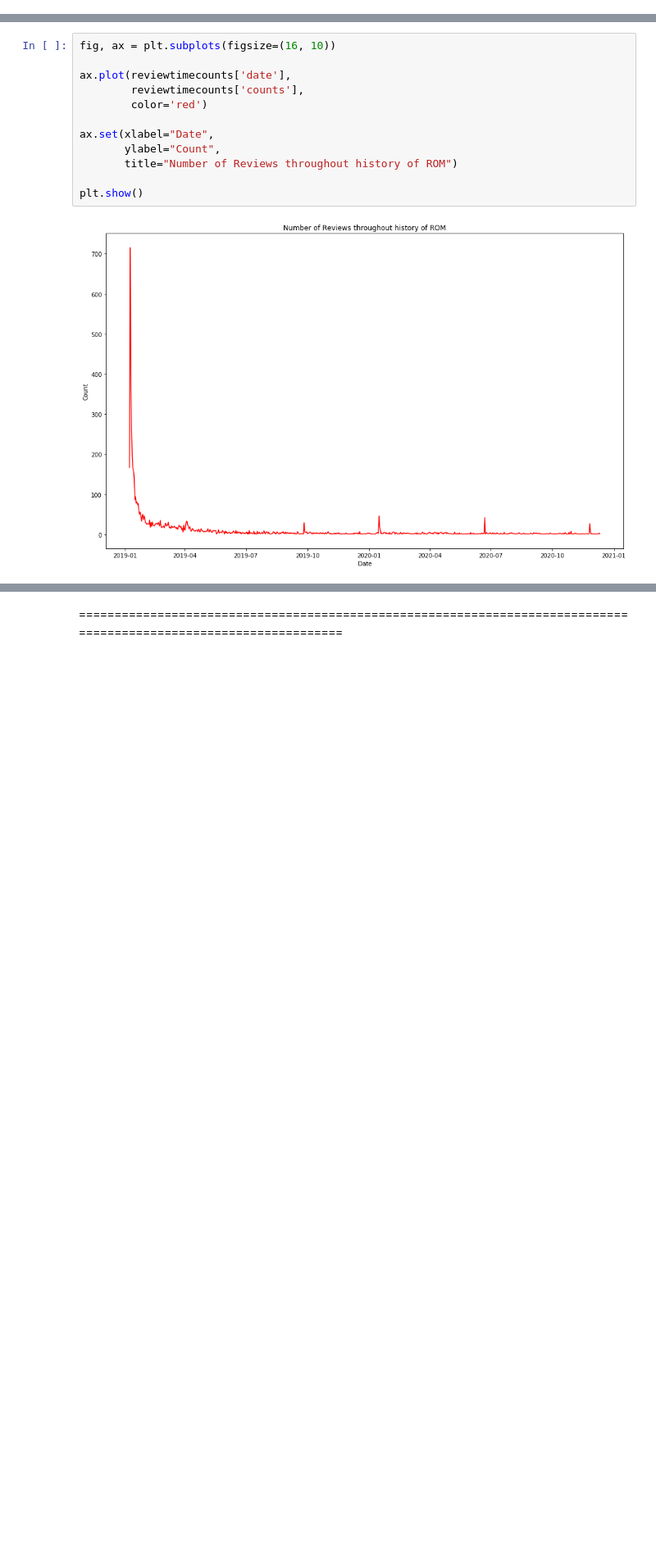
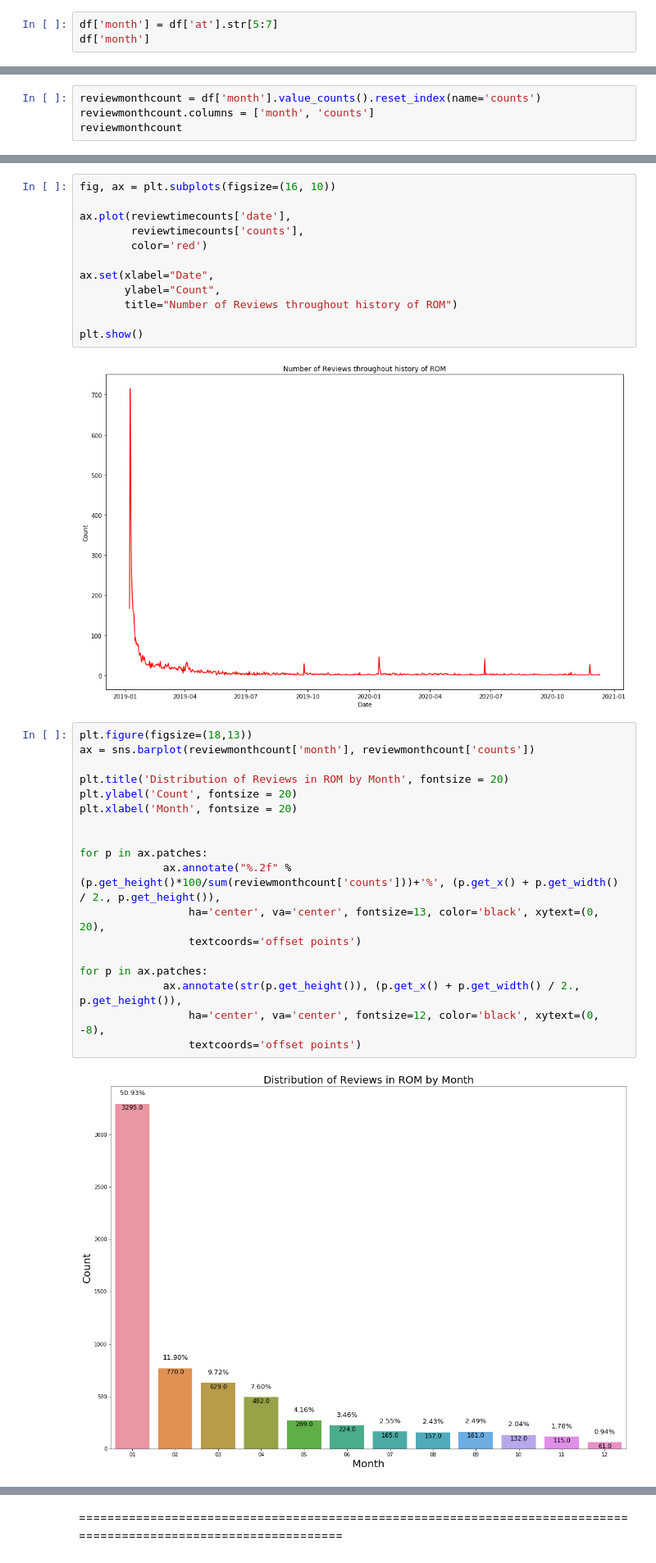
Before and after one commit to Moses-Lin/romreview, a Jupyter notebook: EDA.ipynb, the cells around one changed output, grey strips where cells are left out. Shown: that part at 82% size. Saved outputs shown, nothing was run; the diff lists cells and outputs as text; blank space fills up the shorter version.

```diff
--- a/EDA.ipynb
+++ b/EDA.ipynb
@@ -206 +206,4 @@ df['at'].value_counts()
 Name: at, Length: 614, dtype: Int64
+# %%
+df['month'] = df['at'].str[5:7]
+df['month']
@@ -255,3 +271,7 @@ reviewtimecounts
 | 300 | 2020-12-10 | 3 |
 | 444 | 2020-12-11 | 2 |
 614 rows × 2 columns
+# %%
+reviewmonthcount = df['month'].value_counts().reset_index(name='counts')
+reviewmonthcount.columns = ['month', 'counts']
+reviewmonthcount
@@ -269,3 +303,23 @@ ax.set(xlabel="Date",
 plt.show()
 # %% [output]
 [figure]
+# %%
+plt.figure(figsize=(18,13))
+ax = sns.barplot(reviewmonthcount['month'], reviewmonthcount['counts'])
+
+plt.title('Distribution of Reviews in ROM by Month', fontsize = 20)
+plt.ylabel('Count', fontsize = 20)
+plt.xlabel('Month', fontsize = 20)
+
+
+for p in ax.patches:
+             ax.annotate("%.2f" % (p.get_height()*100/sum(reviewmonthcount['counts']))+'%', (p.get_x() + p.get_width() / 2., p.get_height()),
+                 ha='center', va='center', fontsize=13, color='black', xytext=(0, 20),
+                 textcoords='offset points')
+
+for p in ax.patches:
+             ax.annotate(str(p.get_height()), (p.get_x() + p.get_width() / 2., p.get_height()),
+                 ha='center', va='center', fontsize=12, color='black', xytext=(0, -8),
+                 textcoords='offset points')
+# %% [output]
+[figure, added]
```
Also changed, not shown: parts of 8 cells of this notebook, 5 other files.
